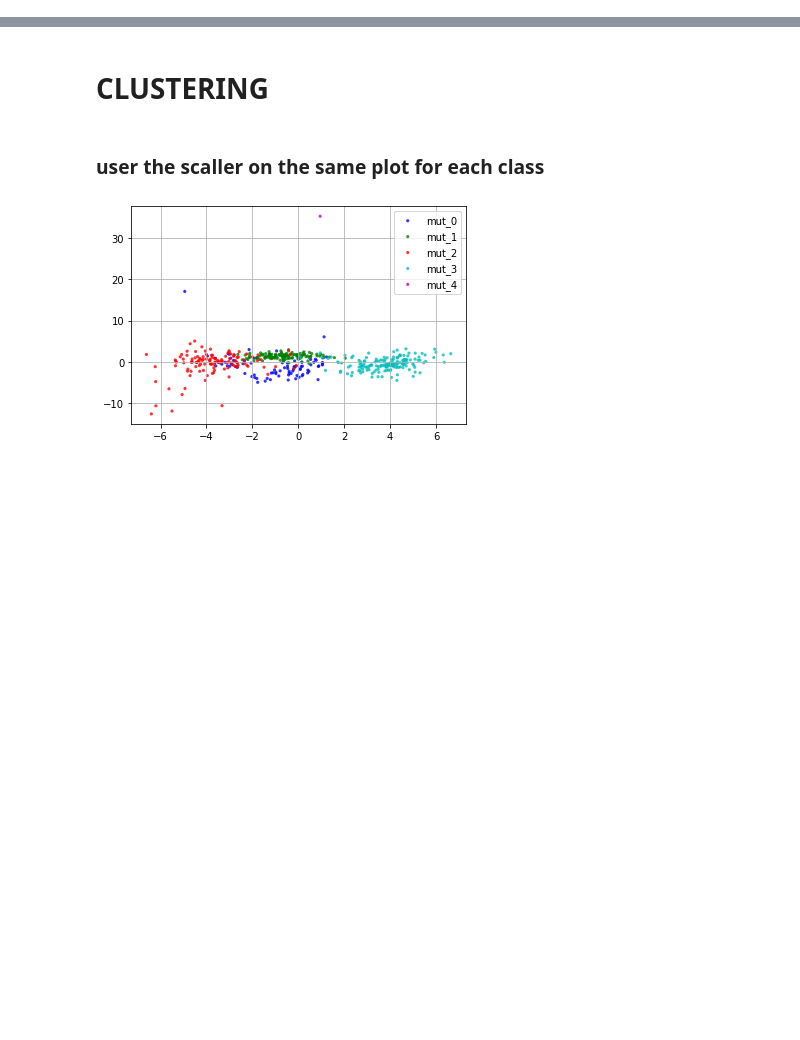
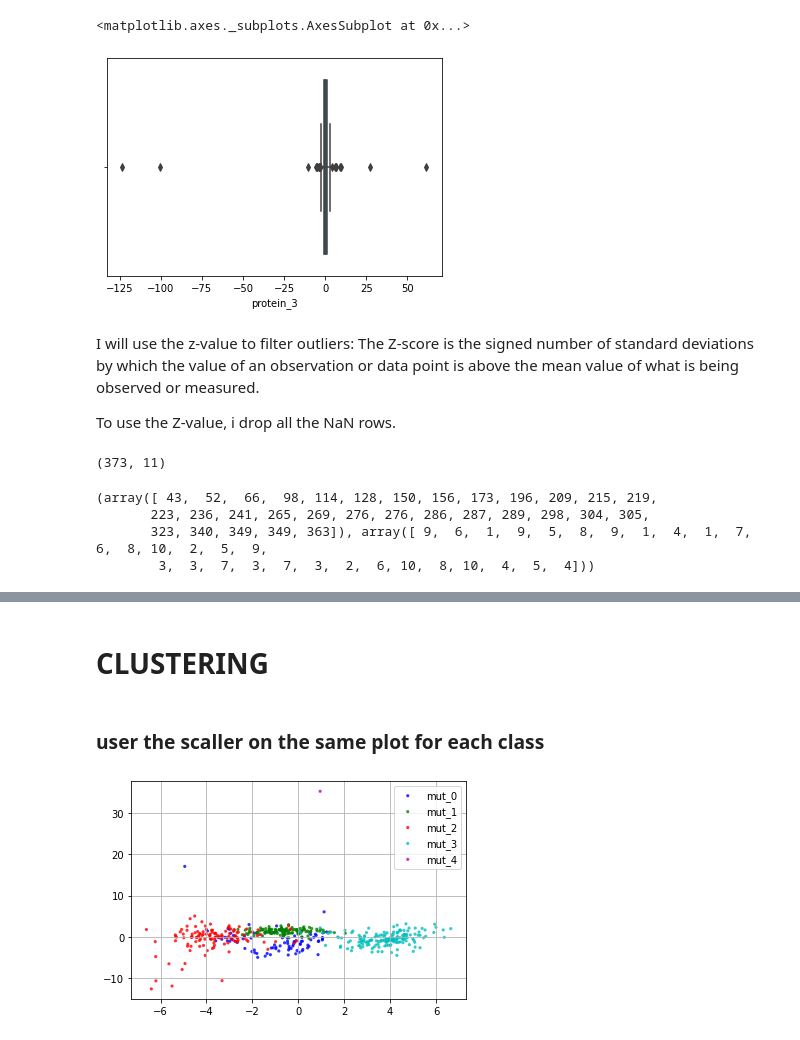
Before and after one commit to aka-sova/236756_Introduction_to_ML, a Jupyter notebook: hw4/wet_alex/data_preparation.ipynb, the cells around one changed output, grey strips where cells are left out. Drawn from its saved outputs; the diff is of its cells as text; code cells hidden in the pictures; blank space fills up the shorter version.

```diff
--- a/hw4/wet_alex/data_preparation.ipynb
+++ b/hw4/wet_alex/data_preparation.ipynb
@@ -71,0 +8,2 @@ X
+# %%
+df = pd.read_csv('protein.csv', sep=',', header=0)
@@ -71,0 +39,12 @@ X
+# %%
+sns.boxplot(x=df['protein_3'])
+# %% [output]
+<matplotlib.axes._subplots.AxesSubplot at 0x...>
+[figure, added]
+# %% [markdown]
+I will use the z-value to filter outliers:
+The Z-score is the signed number of standard deviations
+by which the value of an observation or data point is
+above the mean value of what is being observed or measured.
+
+To use the Z-value, i drop all the NaN rows.
@@ -71,0 +53,4 @@ X
+# %%
+df_nonan.shape
+# %% [output]
+(373, 11)
@@ -71,0 +60,9 @@ X
+# %%
+threshold = 3
+outliers_arr = np.where(z > 3)
+print(outliers_arr)
+# %% [output]
+(array([ 43,  52,  66,  98, 114, 128, 150, 156, 173, 196, 209, 215, 219,
+       223, 236, 241, 265, 269, 276, 276, 286, 287, 289, 298, 304, 305,
+       323, 340, 349, 349, 363]), array([ 9,  6,  1,  9,  5,  8,  9,  1,  4,  1,  7,  6,  8, 10,  2,  5,  9,
+        3,  3,  7,  3,  7,  3,  2,  6, 10,  8, 10,  4,  5,  4]))
```
Also changed, not shown: parts of 29 cells of this notebook, 1 other file.
